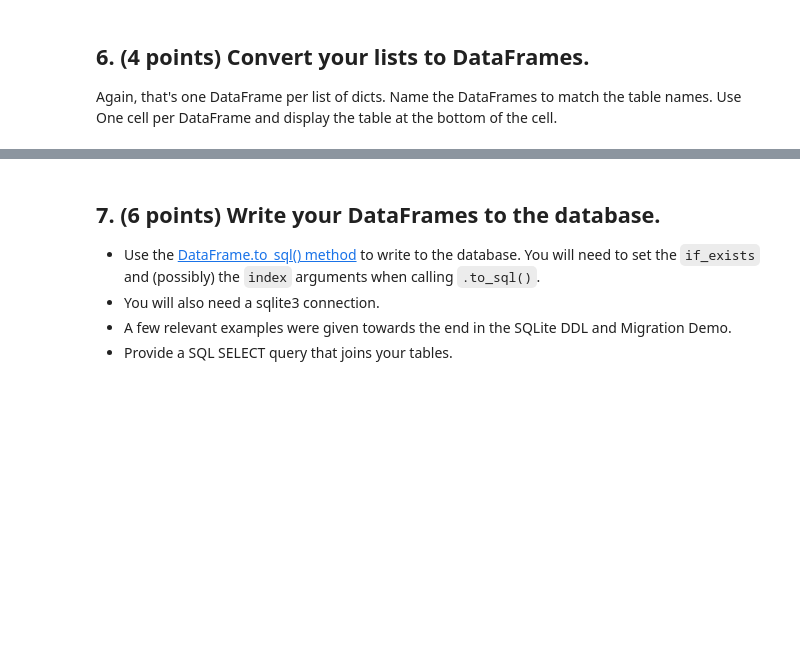
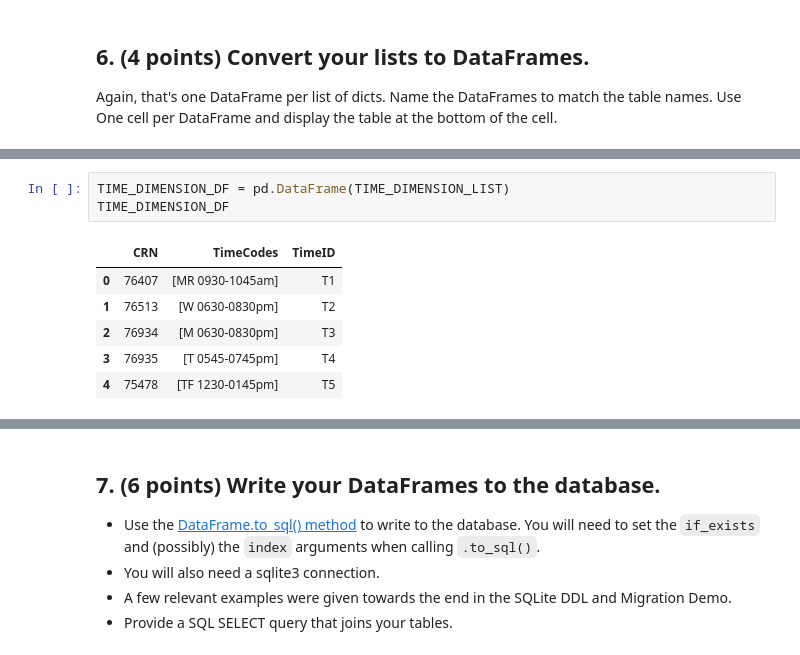
Before and after one commit to fairfield-university-is510-fall2017/is510-quiz-5-anthonyiorio, a Jupyter notebook: Quiz 5.ipynb, the cells around one changed output, grey strips where cells are left out. Drawn from its saved outputs; the diff is of its cells as text; blank space fills up the shorter version.

```diff
--- a/Quiz 5.ipynb
+++ b/Quiz 5.ipynb
@@ -251,0 +261,10 @@ YOUR CODE FOR TABLE 4
+# %%
+TIME_DIMENSION_DF = pd.DataFrame(TIME_DIMENSION_LIST)
+TIME_DIMENSION_DF
+# %% [output]
+|  | CRN | TimeCodes | TimeID |
+| 0 | 76407 | [MR 0930-1045am] | T1 |
+| 1 | 76513 | [W 0630-0830pm] | T2 |
+| 2 | 76934 | [M 0630-0830pm] | T3 |
+| 3 | 76935 | [T 0545-0745pm] | T4 |
+| 4 | 75478 | [TF 1230-0145pm] | T5 |
```
Also changed, not shown: parts of 9 cells of this notebook, 1 other file.
